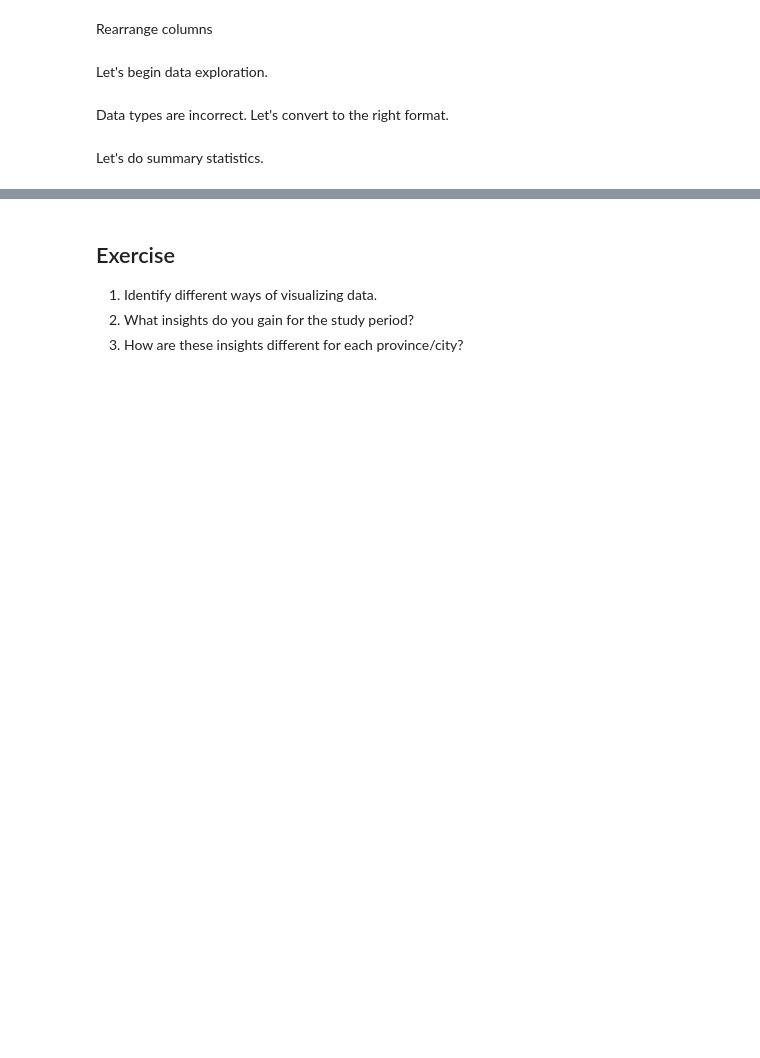
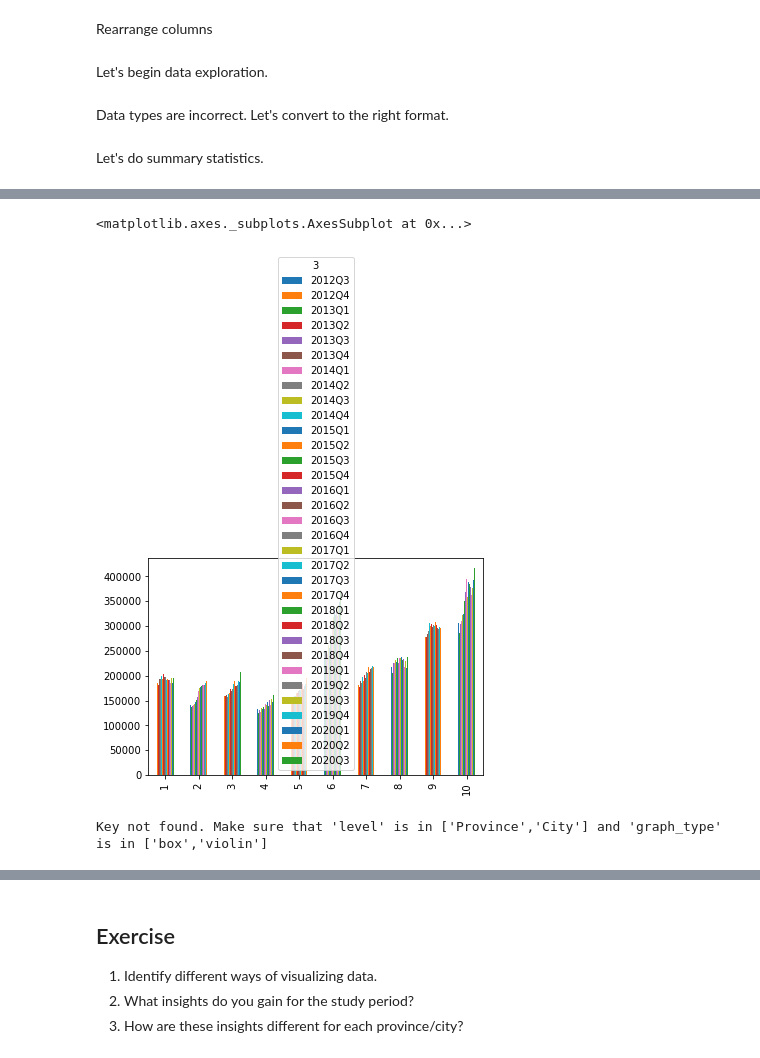
Before and after one commit to lfunderburk/ExploringHousingData, a Jupyter notebook: data-exploration.ipynb, the cells around one changed output, grey strips where cells are left out. Saved outputs shown, nothing was run; the diff lists cells and outputs as text; code cells hidden in the pictures; blank space fills up the shorter version.

```diff
--- a/data-exploration.ipynb
+++ b/data-exploration.ipynb
@@ -10,6 +10,6 @@ Canada, provinces and CMAs 2012 Q3 to 2020 Q3
 import plotly.express as px
 # %%
-data = "./ExploringHousingData/data/"
+data = "./data/"
 # %%
 # Read first dataset
 average_new_mortgage = pd.read_excel(data + "average-value-new-mortgage-loans-ca-prov-cmas-2012-q3-2020-q3-en.xlsx")
@@ -69,5 +89,4 @@ Let's do summary statistics.
 # %%
 average_new_mortgage.describe()
 # %%
-sub_data = average_new_mortgage[average_new_mortgage['Region/City']=="Province"]
-sub_data.iloc[:,28:]
+df_province = average_new_mortgage[average_new_mortgage['Region/City']=="Province"]
@@ -74,2 +106,5 @@ sub_data.iloc[:,28:]
 # %%
-sub_data.iloc[:,28:].plot(kind='bar')
+df_province.iloc[:,2:].plot(kind='bar')
+# %% [output]
+<matplotlib.axes._subplots.AxesSubplot at 0x...>
+[figure, added]
@@ -75,0 +139,4 @@ sub_data.iloc[:,28:].plot(kind='bar')
+# %%
+graph_region(average_new_mortgage, level='city', graph_type='box')
+# %% [output]
+Key not found. Make sure that 'level' is in ['Province','City'] and 'graph_type' is in ['box','violin']
```
Also changed, not shown: parts of 9 cells of this notebook, 2 other files.
